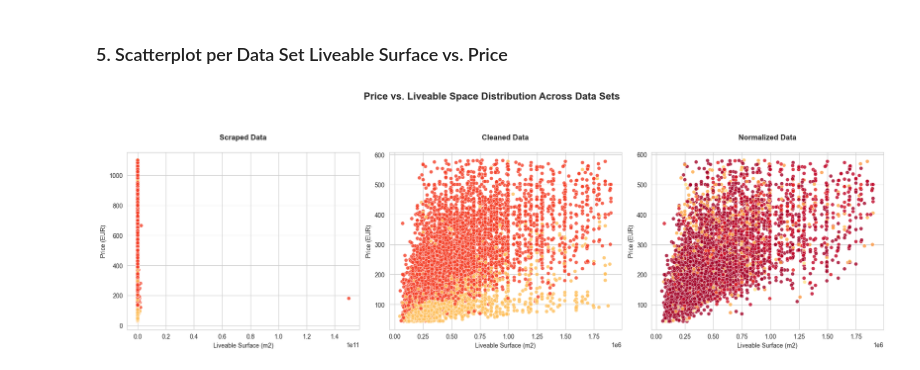
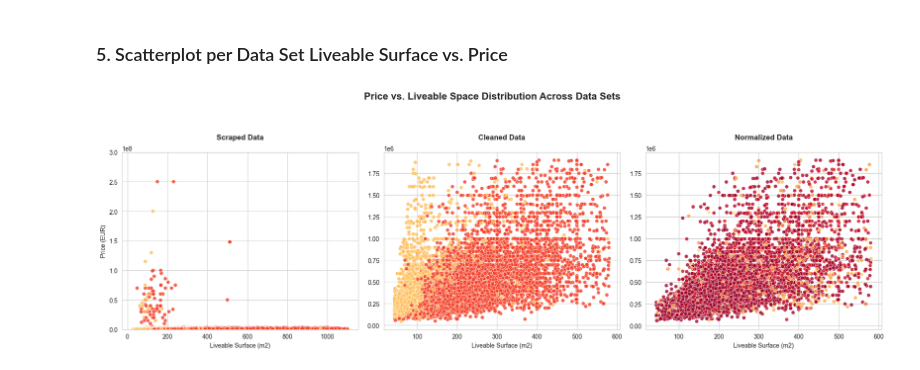
Before and after one commit to Dadelidodu/challenge_immo_analysis, a Jupyter notebook: Notebook Patrycja.ipynb, the cells around one changed output. Drawn from its saved outputs; the diff is of its cells as text; code cells hidden in the pictures.

```diff
--- a/Notebook Patrycja.ipynb
+++ b/Notebook Patrycja.ipynb
@@ -134,15 +145,17 @@ normalized_percentages = prepare_percentage_data(normalized_info, total_normaliz
 fig, axes = plt.subplots(nrows=1, ncols=3, figsize=(18, 6))
 plt.suptitle("Percentage of Null to Non-Null Values per Data Set", y=0.99, fontweight="bold")
 
-sns.set_palette("YlOrRd")
+sns.set_palette("rocket_r")
 # Create the horizontal stacked bar charts for each DataFrame
 for ax, percentages, label in zip(axes, [scraped_percentages, cleaned_percentages, normalized_percentages],
                                   ['Scraped', 'Cleaned', 'Normalized']):
     percentages.set_index('Column')[['Non-Null Percentage', 'Null Percentage']].plot(kind='barh', stacked=True, ax=ax)
     ax.set_title(f'{label} Data Set')
     ax.set_xlabel('Percentage (%)')
+    ax.set_ylabel('')
     ax.set_xlim(0, 100)  # Set x-limit from 0 to 100
-    ax.legend(title='Value Type')
+    ax.legend(title='Value Type', loc="lower right")
+plt.subplots_adjust(left=0.15, right=0.85, top=0.9, bottom=0.2, hspace=0.3)
 
 plt.savefig("Plots/4. Percentage Null to Non-Null.png", format='png', dpi=300)
 plt.tight_layout()
@@ -154,34 +167,35 @@ plt.show()
 # %%
 plt.figure(figsize=(18, 6))
 plt.suptitle('Price vs. Liveable Space Distribution Across Data Sets', fontsize=16, fontweight='bold', y=0.99)
 
 # First plot
 plt.subplot(1, 3, 1)  # 1 row, 3 columns, first subplot
-sns.scatterplot(data=scraped_df, y='Livable Space (m2)', x='Price', hue="Type of Property", palette="YlOrRd", alpha=0.8)
+sns.scatterplot(data=scraped_df, x='Livable Space (m2)', y='Price', hue="Type of Property", palette="YlOrRd", alpha=0.8)
 plt.title('Scraped Data', y=1.05, fontweight="bold")
 plt.xlabel('Liveable Surface (m2)')
 plt.ylabel('Price (EUR)')
+plt.ylim(0, 300000000)
 plt.legend().remove()  # Remove the legend
 
 # Second plot
 plt.subplot(1, 3, 2)  # 1 row, 3 columns, second subplot
-sns.scatterplot(data=cleaned_df, y='Livable Space (m2)', x='Price', hue="Type of Property", palette="YlOrRd", alpha=0.8)
+sns.scatterplot(data=cleaned_df, x='Livable Space (m2)', y='Price', hue="Type of Property", palette="YlOrRd", alpha=0.8)
 plt.title('Cleaned Data', y=1.05, fontweight="bold")
 plt.xlabel('Liveable Surface (m2)')
-plt.ylabel('Price (EUR)')
+plt.ylabel('')
 plt.legend().remove()  # Remove the legend
 
 # Third plot
 plt.subplot(1, 3, 3)  # 1 row, 3 columns, third subplot
-sns.scatterplot(data=normalized_df, y='Livable Space (m2)', x='Price', hue="Subtype of Property", palette="YlOrRd_r", alpha=0.8)
+sns.scatterplot(data=normalized_df, x='Livable Space (m2)', y='Price', hue="Subtype of Property", palette="YlOrRd_r", alpha=0.8)
 plt.title('Normalized Data', y=1.05, fontweight="bold")
 plt.xlabel('Liveable Surface (m2)')
-plt.ylabel('Price (EUR)')
-plt.legend().remove()  # Remove the legend
+plt.ylabel('')
+plt.legend().remove()
 
 plt.savefig("Plots/5. Price vs. Liveable Space Distribution Across Data Sets.png", format="png", dpi=300)
 # Adjust layout
 plt.tight_layout(rect=[0, 0, 1, 0.92])  # Adjust layout to make room for suptitle
 plt.show()
 # %% [output]
-[figure, old version]
+[figure, new version]
```
Also changed, not shown: parts of 5 cells of this notebook, 7 other files.
